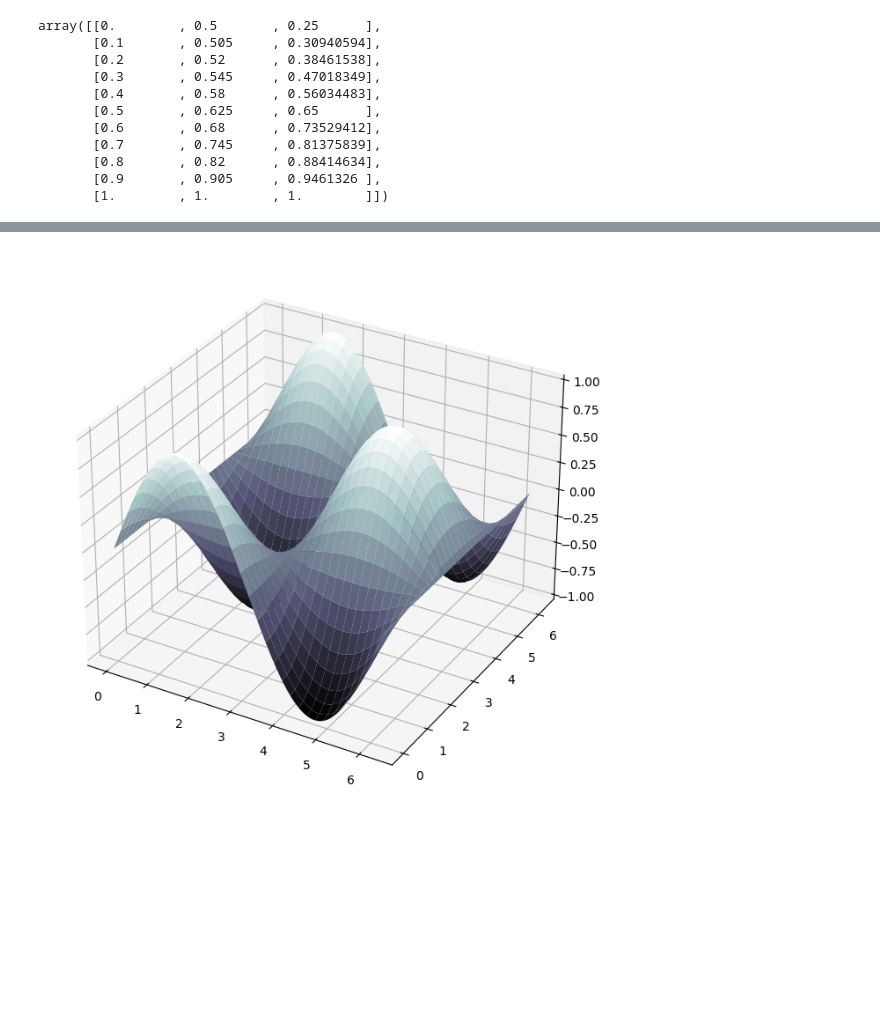
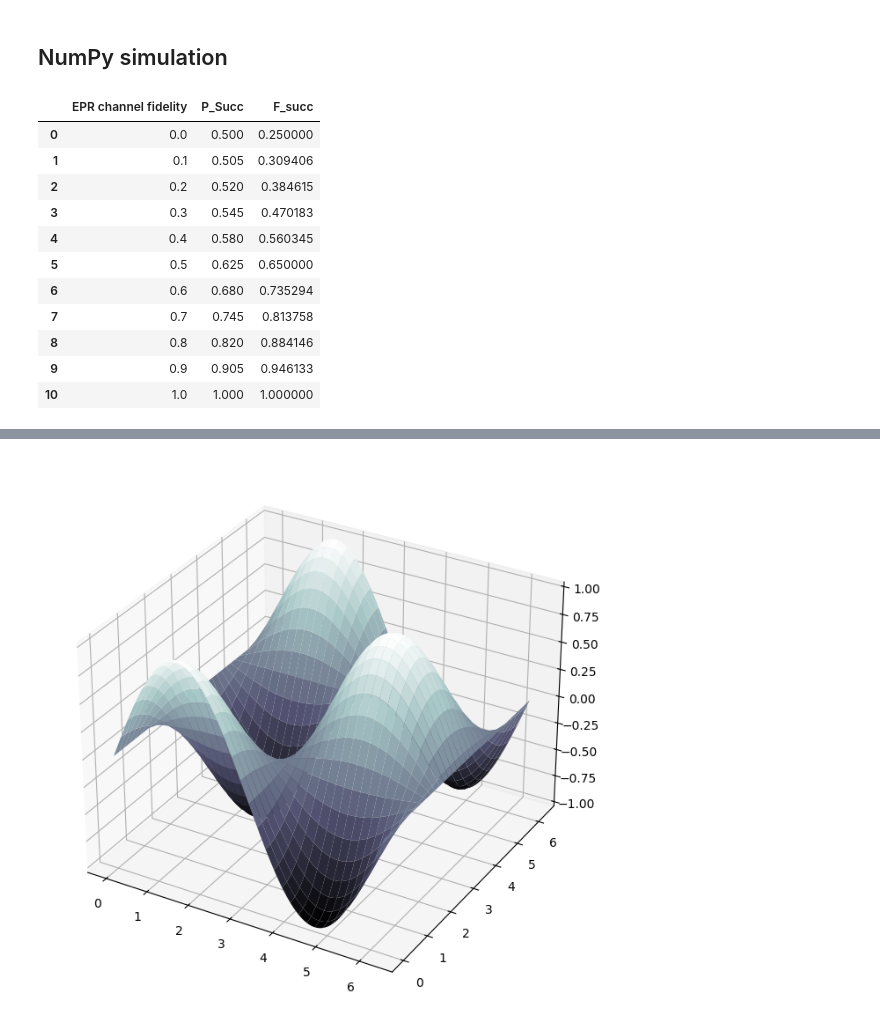
Before and after one commit to iDragos1234/CS4090, a Jupyter notebook: project/dejmps/dejmps_simulation.ipynb, the cells around one changed output, grey strips where cells are left out. Saved outputs shown, nothing was run; the diff lists cells and outputs as text; code cells hidden in the pictures; blank space fills up the shorter version.

```diff
--- a/project/dejmps/dejmps_simulation.ipynb
+++ b/project/dejmps/dejmps_simulation.ipynb
@@ -7,6 +7,8 @@ from time import perf_counter
 
 sys.path.append('./../')  # Needed for importing from simulation_utils.py
 from simulation_utils import *
+# %% [markdown]
+## NumPy simulation
 # %%
 # Define U_A, U_B unitaries
 U_A = Rot_X(np.pi / 2)
@@ -27,45 +29,49 @@ povm_epr2 = POVM(
     partial_trace=True,
 )
 # %%
-results = []
+numpy_sim_results = []
 
 for epr_channel_fidelity in np.linspace(0, 1, 11):
     # Create two EPR pairs between Alice and Bob
     epr_1 = epr_2 = werner_state(epr_channel_fidelity)
 
     # Create ensemble of two EPR pairs
     # (qubits in order: |1A, 1B, 2A, 2B>)
     rho = kron([epr_1, epr_2])
 
     # Apply DEJMPS circuit
     rho = dejmps_circuit(rho)
 
     # Compute probabilities and outcome states
     # when measuring qubits 2A and 2B
     probs, rho_outs = povm_epr2(rho)
 
     # Compute fidelity wrt. the Bell state phi_00
     target_state = bell_state()
     fidels = np.array([fidelity(dm, target_state) for dm in rho_outs])
 
     # Compute probability of success and average fidelity **given** success
     prob_succ = probs[0] + probs[-1]
     fidel_succ = (fidels[0] * probs[0] + fidels[-1] * probs[-1]) / prob_succ
 
-    results.append([epr_channel_fidelity, prob_succ, fidel_succ])
+    numpy_sim_results.append([epr_channel_fidelity, prob_succ, fidel_succ])
 
-results = np.array(results)
+numpy_sim_results = np.array(numpy_sim_results)
 
-results
+cols = ['EPR channel fidelity', 'P_Succ', 'F_succ']
+numpy_sim_results = pd.DataFrame(numpy_sim_results, columns=cols)
+
+numpy_sim_results
 # %% [output]
-array([[0.        , 0.5       , 0.25      ],
-       [0.1       , 0.505     , 0.30940594],
-       [0.2       , 0.52      , 0.38461538],
-       [0.3       , 0.545     , 0.47018349],
-       [0.4       , 0.58      , 0.56034483],
-       [0.5       , 0.625     , 0.65      ],
-       [0.6       , 0.68      , 0.73529412],
-       [0.7       , 0.745     , 0.81375839],
-       [0.8       , 0.82      , 0.88414634],
-       [0.9       , 0.905     , 0.9461326 ],
-       [1.        , 1.        , 1.        ]])
+|  | EPR channel fidelity | P_Succ | F_succ |
+| 0 | 0.0 | 0.500 | 0.250000 |
+| 1 | 0.1 | 0.505 | 0.309406 |
+| 2 | 0.2 | 0.520 | 0.384615 |
+| 3 | 0.3 | 0.545 | 0.470183 |
+| 4 | 0.4 | 0.580 | 0.560345 |
+| 5 | 0.5 | 0.625 | 0.650000 |
+| 6 | 0.6 | 0.680 | 0.735294 |
+| 7 | 0.7 | 0.745 | 0.813758 |
+| 8 | 0.8 | 0.820 | 0.884146 |
+| 9 | 0.9 | 0.905 | 0.946133 |
+| 10 | 1.0 | 1.000 | 1.000000 |
```
Also changed, not shown: parts of 9 cells of this notebook, 5 other files.
